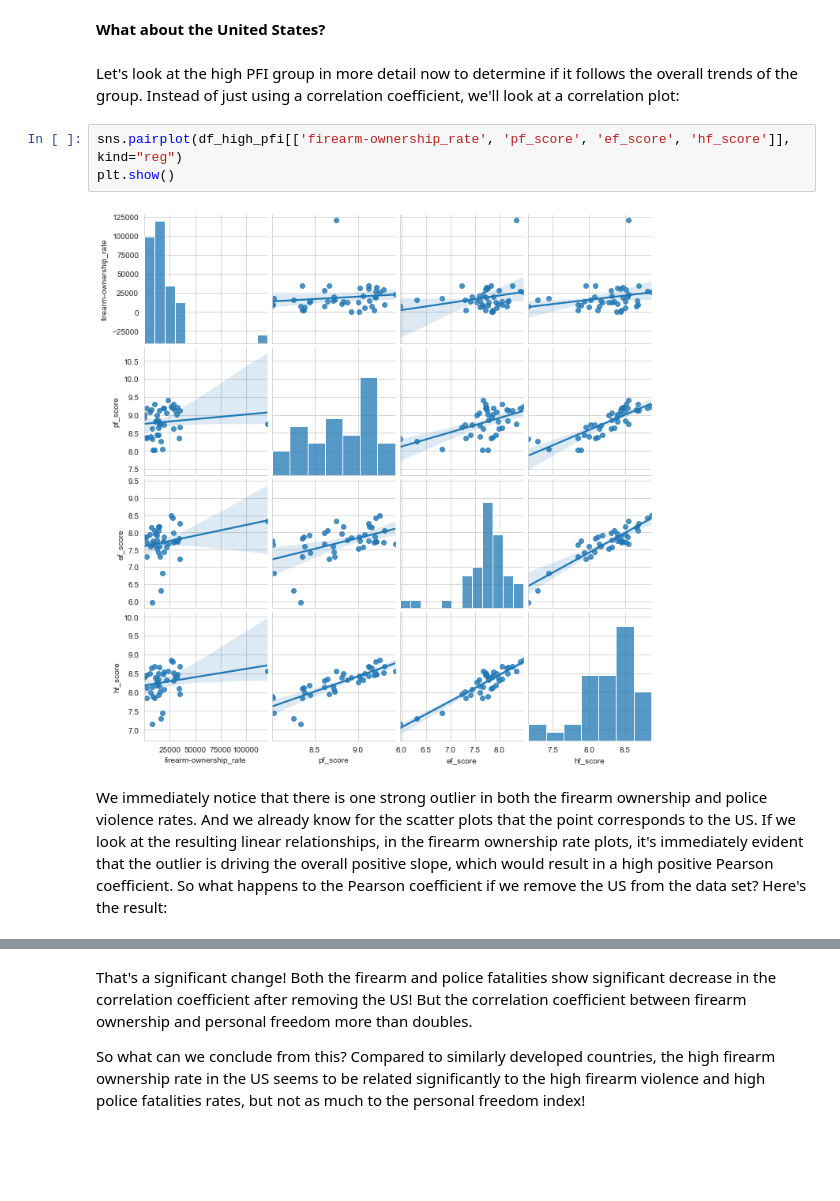
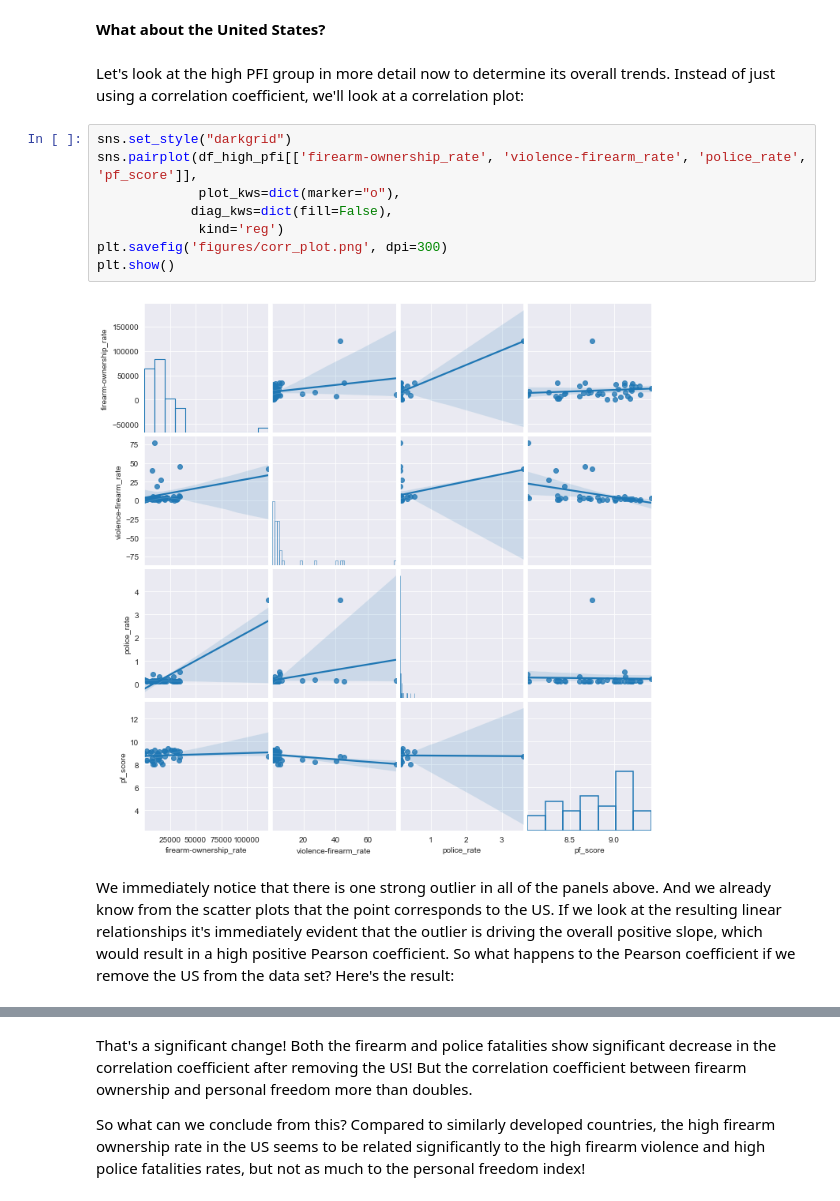
Before and after one commit to gecheline/firearmStats, a Jupyter notebook: firearmStats_world.ipynb, the cells around one changed output, grey strips where cells are left out. Drawn from its saved outputs; the diff is of its cells as text; blank space fills up the shorter version.

```diff
--- a/firearmStats_world.ipynb
+++ b/firearmStats_world.ipynb
@@ -633,14 +633,19 @@ The other interesting observation comes in the rates of firearm and police fatal
 # %% [markdown]
 **What about the United States?**
 # %% [markdown]
-Let's look at the high PFI group in more detail now to determine if it follows the overall trends of the group. Instead of just using a correlation coefficient, we'll look at a correlation plot:
+Let's look at the high PFI group in more detail now to determine its overall trends. Instead of just using a correlation coefficient, we'll look at a correlation plot:
 # %%
-sns.pairplot(df_high_pfi[['firearm-ownership_rate', 'pf_score', 'ef_score', 'hf_score']], kind="reg")
+sns.set_style("darkgrid")
+sns.pairplot(df_high_pfi[['firearm-ownership_rate', 'violence-firearm_rate', 'police_rate', 'pf_score']],
+             plot_kws=dict(marker="o"),
+            diag_kws=dict(fill=False),
+             kind='reg')
+plt.savefig('figures/corr_plot.png', dpi=300)
 plt.show()
 # %% [output]
-[figure, old version]
+[figure, new version]
 # %% [markdown]
-We immediately notice that there is one strong outlier in both the firearm ownership and police violence rates. And we already know for the scatter plots that the point corresponds to the US. If we look at the resulting linear relationships, in the firearm ownership rate plots, it's immediately evident that the outlier is driving the overall positive slope, which would result in a high positive Pearson coefficient. So what happens to the Pearson coefficient if we remove the US from the data set? Here's the result:
+We immediately notice that there is one strong outlier in all of the panels above. And we already know from the scatter plots that the point corresponds to the US. If we look at the resulting linear relationships it's immediately evident that the outlier is driving the overall positive slope, which would result in a high positive Pearson coefficient. So what happens to the Pearson coefficient if we remove the US from the data set? Here's the result:
 # %%
 df_high_pfi_nousa = df_high_pfi.drop(df_high_pfi[df_high_pfi['country_code']=='USA'].index, axis=0)
 corr_method='pearson'
```
Also changed, not shown: parts of 5 cells of this notebook.
